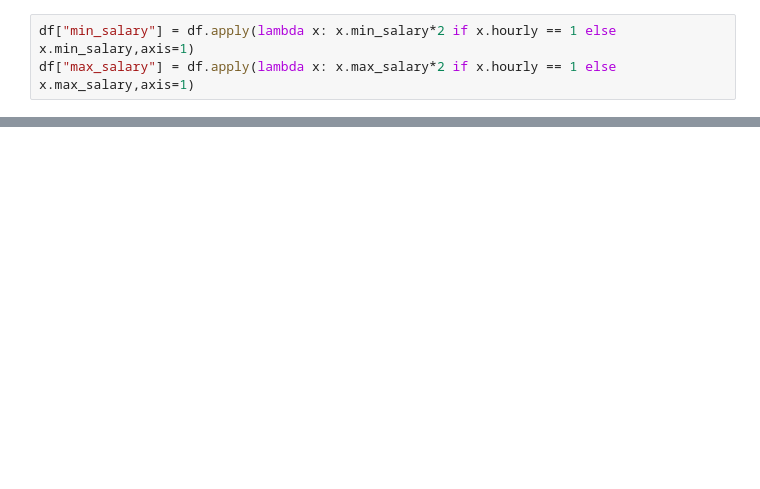
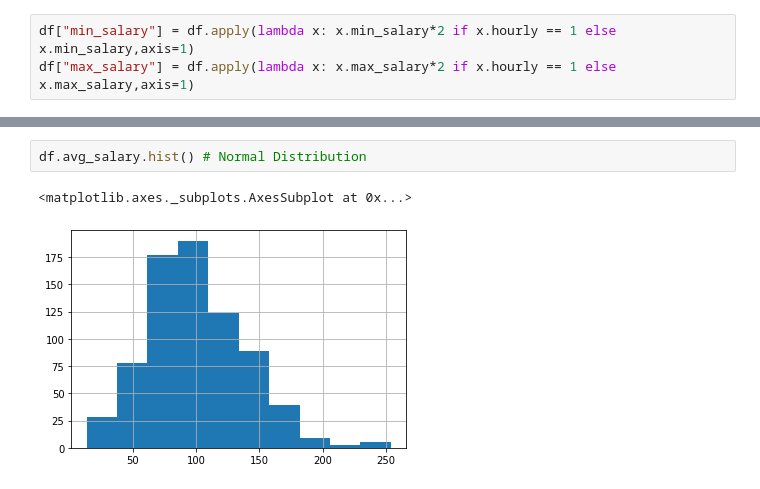
Before and after one commit to OisinB-2814/ds_sal_pred, a Jupyter notebook: data_cleaning.ipynb, the cells around one changed output, grey strips where cells are left out. Saved outputs shown, nothing was run; the diff lists cells and outputs as text; blank space fills up the shorter version.

```diff
--- a/data_cleaning.ipynb
+++ b/data_cleaning.ipynb
@@ -351,0 +208,5 @@ pd.read_csv('salary_data_cleaned.csv')
+# %%
+df.avg_salary.hist() # Normal Distribution
+# %% [output]
+<matplotlib.axes._subplots.AxesSubplot at 0x...>
+[figure, added]
```
Also changed, not shown: parts of 75 cells of this notebook, 4 other files.
